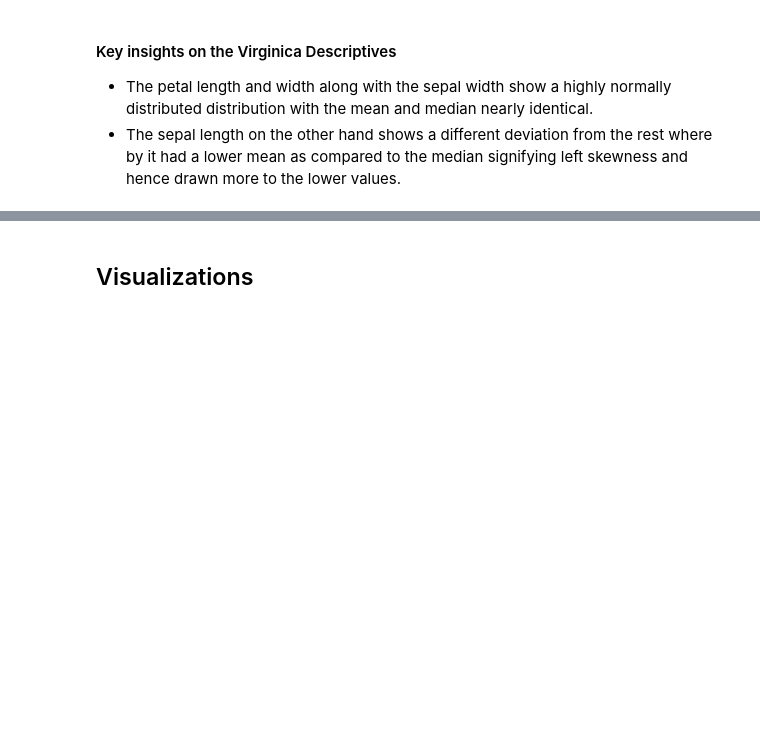
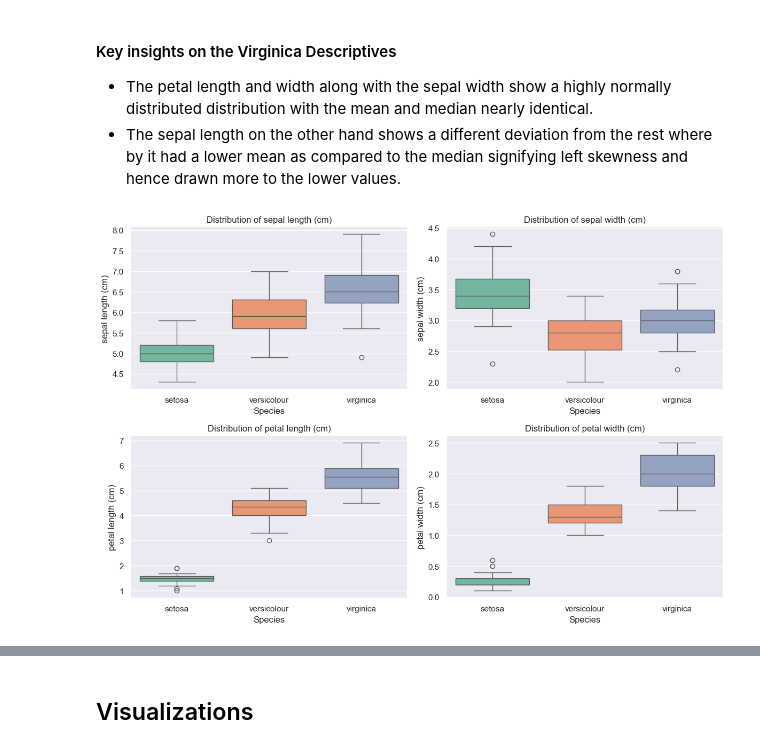
Before and after one commit to kjkyagambiddwa/OIBSIP, a Jupyter notebook: DataScience-Task1-IrisClassification/Iris_Classification.ipynb, the cells around one changed output, grey strips where cells are left out. Saved outputs shown, nothing was run; the diff lists cells and outputs as text; code cells hidden in the pictures; blank space fills up the shorter version.

```diff
--- a/DataScience-Task1-IrisClassification/Iris_Classification.ipynb
+++ b/DataScience-Task1-IrisClassification/Iris_Classification.ipynb
@@ -199,3 +201,17 @@ Name: petal width (cm), dtype: float64
 #### Key insights on the Virginica Descriptives
 - The petal length and width along with the sepal width show a highly normally distributed distribution with the mean and median nearly identical.
 - The sepal length on the other hand shows a different deviation from the rest where by it had a lower mean as compared to the median signifying left skewness and hence drawn more to the lower values.
+# %%
+plt.figure(figsize=(12, 8))
+
+for idx, feature in enumerate(feature_names, 1):
+    plt.subplot(2, 2, idx)
+    sns.boxplot(x='target', y=feature, data=df, hue='target' ,palette='Set2')
+    plt.title(f'Distribution of {feature}')
+    plt.xlabel('Species')
+    plt.ylabel(feature)
+
+plt.tight_layout()
+plt.show()
+# %% [output]
+[figure, added]
```
Also changed, not shown: parts of 17 cells of this notebook.
